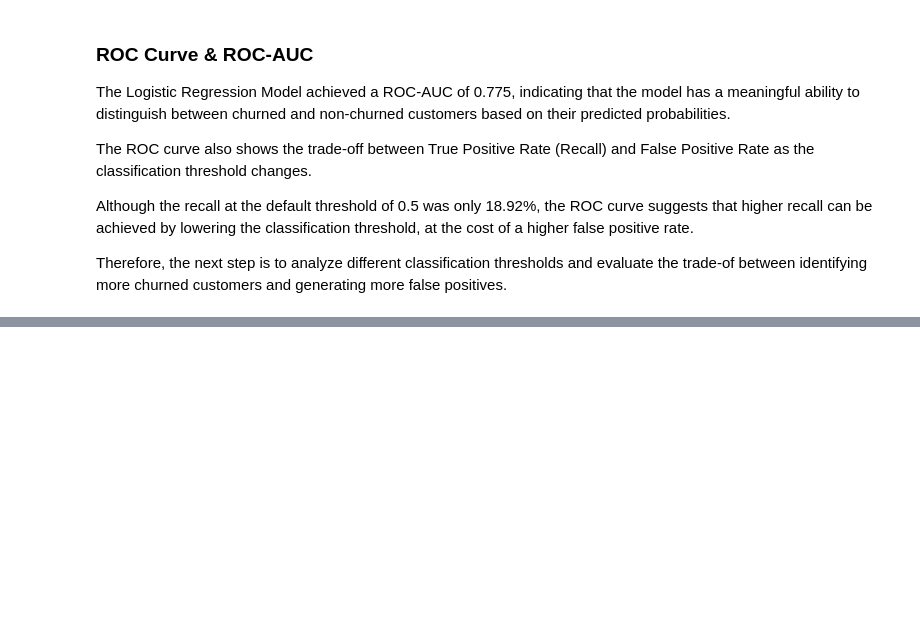
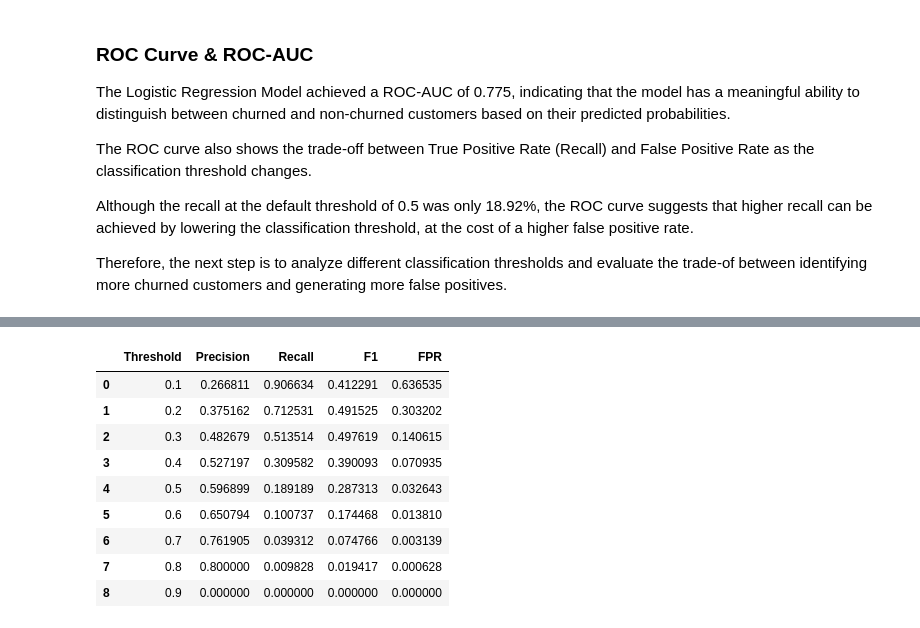
Before and after one commit to ppthanhtuyen-create/bank-customer-churn-analysis, a Jupyter notebook: data_understanding.ipynb, the cells around one changed output, grey strips where cells are left out. Saved outputs shown, nothing was run; the diff lists cells and outputs as text; code cells hidden in the pictures; blank space fills up the shorter version.

```diff
--- a/data_understanding.ipynb
+++ b/data_understanding.ipynb
@@ -39,7 +39,6 @@ import numpy as np
 # Visualization libraries
 import matplotlib.pyplot as plt
 import seaborn as sns
-import shap
 
 # Statistical functions
 from scipy.stats import skew
@@ -54,8 +53,6 @@ from sklearn.preprocessing import OneHotEncoder, RobustScaler, OrdinalEncoder, S
 from sklearn.impute import SimpleImputer
 from sklearn.compose import ColumnTransformer
 from sklearn.pipeline import Pipeline
-import optuna
-optuna.logging.set_verbosity(optuna.logging.WARNING)
 
 # Metrics
 from sklearn.metrics import (roc_curve, roc_auc_score, classification_report, confusion_matrix,
@@ -67,17 +64,7 @@ from scipy.stats import shapiro, probplot
 from scipy.stats import mannwhitneyu
 from scipy.stats import levene
 from scipy.stats import ttest_ind
-import statsmodels.api as sm
-from statsmodels.formula.api import ols
-from statsmodels.stats.anova import anova_lm
-from statsmodels.stats.multicomp import pairwise_tukeyhsd
+
 from scipy.stats import kruskal
 from scipy.stats import anderson
 from scipy.stats import normaltest
-import scikit_posthocs as sp
-
-# Suppress warnings for cleaner output
-import warnings
-warnings.filterwarnings("ignore")
-pd.set_option('display.max_columns', 500) # To display all the columns of dataframe
-pd.set_option('max_colwidth', None) # To set the width of the column to maximum
@@ -2512,0 +2561,50 @@ Therefore, the next step is to analyze different classification thresholds and e
+# %%
+from sklearn.metrics import (
+    precision_score,
+    recall_score,
+    f1_score,
+    confusion_matrix
+)
+
+thresholds_to_test = [0.1, 0.2, 0.3, 0.4, 0.5, 0.6, 0.7, 0.8, 0.9]
+
+results = []
+
+for threshold in thresholds_to_test:
+    y_pred_threshold = (y_proba >= threshold).astype(int)
+
+    tn, fp, fn, tp = confusion_matrix(
+        y_test,
+        y_pred_threshold
+    ).ravel()
+
+    precision = precision_score(y_test, y_pred_threshold, zero_division=0)
+    recall = recall_score(y_test, y_pred_threshold)
+    f1 = f1_score(y_test, y_pred_threshold, zero_division=0)
+    fpr = fp / (fp + tn)
+
+    results.append({
+        "Threshold": threshold,
+        "Precision": precision,
+        "Recall": recall,
+        "F1": f1,
+        "FPR": fpr
+    })
+
+
+import pandas as pd
+
+threshold_results = pd.DataFrame(results)
+
+threshold_results
+# %% [output]
+|  | Threshold | Precision | Recall | F1 | FPR |
+| 0 | 0.1 | 0.266811 | 0.906634 | 0.412291 | 0.636535 |
+| 1 | 0.2 | 0.375162 | 0.712531 | 0.491525 | 0.303202 |
+| 2 | 0.3 | 0.482679 | 0.513514 | 0.497619 | 0.140615 |
+| 3 | 0.4 | 0.527197 | 0.309582 | 0.390093 | 0.070935 |
+| 4 | 0.5 | 0.596899 | 0.189189 | 0.287313 | 0.032643 |
+| 5 | 0.6 | 0.650794 | 0.100737 | 0.174468 | 0.013810 |
+| 6 | 0.7 | 0.761905 | 0.039312 | 0.074766 | 0.003139 |
+| 7 | 0.8 | 0.800000 | 0.009828 | 0.019417 | 0.000628 |
+| 8 | 0.9 | 0.000000 | 0.000000 | 0.000000 | 0.000000 |
```
Also changed, not shown: parts of 32 cells of this notebook, 1 other file.
